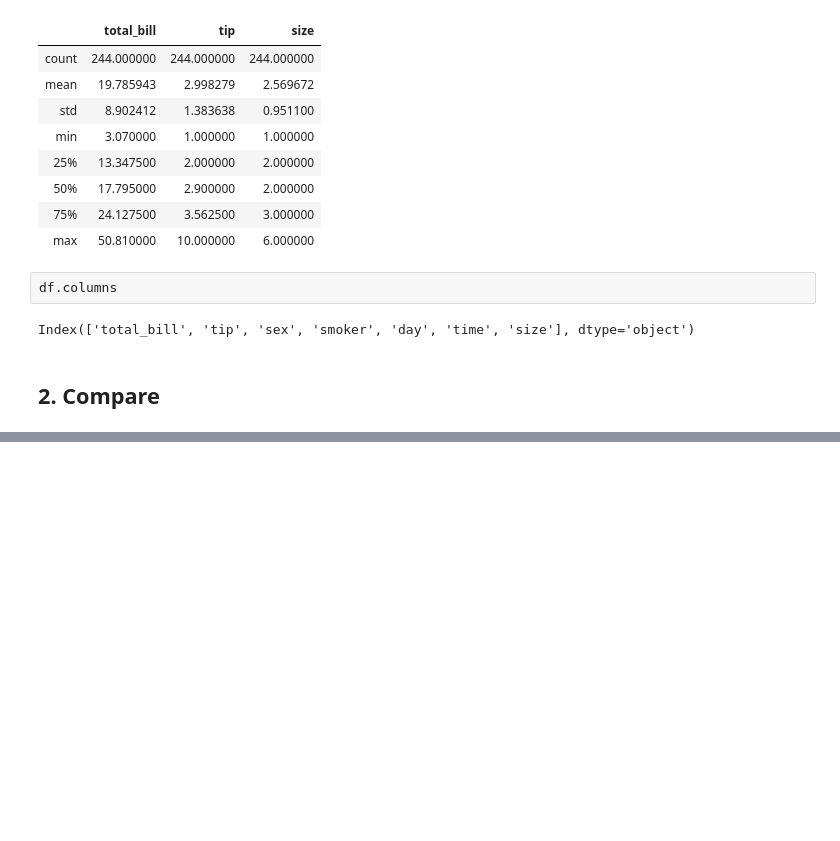
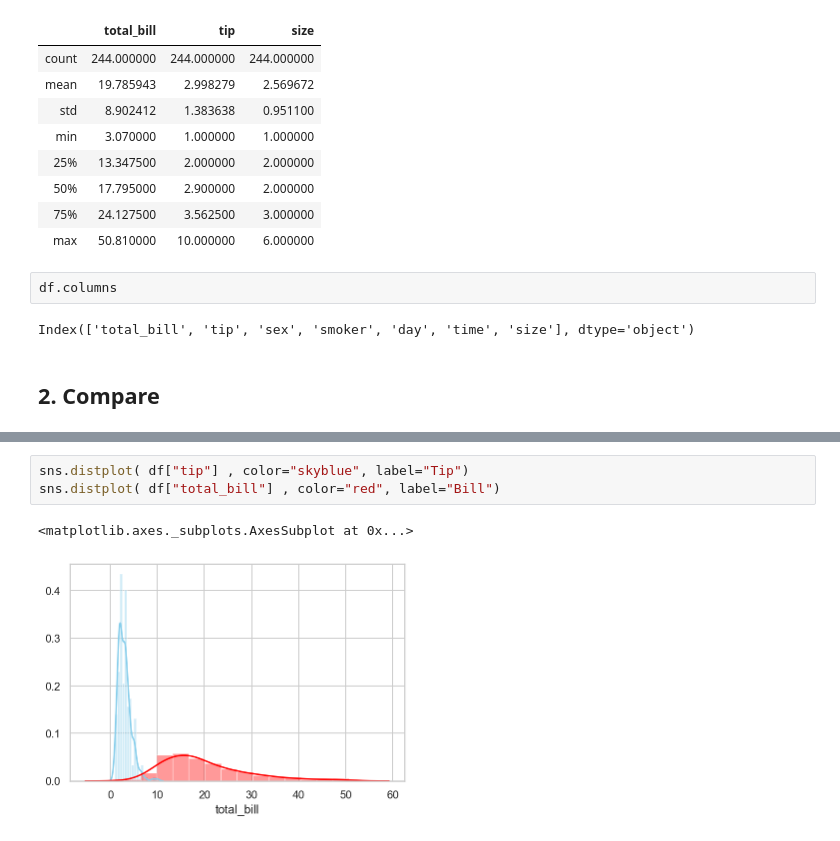
Before and after one commit to raysunau/python_data_analytics, a Jupyter notebook: Python_Data_Viz.ipynb, the cells around one changed output, grey strips where cells are left out. Saved outputs shown, nothing was run; the diff lists cells and outputs as text; blank space fills up the shorter version.

```diff
--- a/Python_Data_Viz.ipynb
+++ b/Python_Data_Viz.ipynb
@@ -57,0 +73,6 @@ Index(['total_bill', 'tip', 'sex', 'smoker', 'day', 'time', 'size'], dtype='obje
+# %%
+sns.distplot( df["tip"] , color="skyblue", label="Tip")
+sns.distplot( df["total_bill"] , color="red", label="Bill")
+# %% [output]
+<matplotlib.axes._subplots.AxesSubplot at 0x...>
+[figure, added]
```
Also changed, not shown: parts of 22 cells of this notebook.
